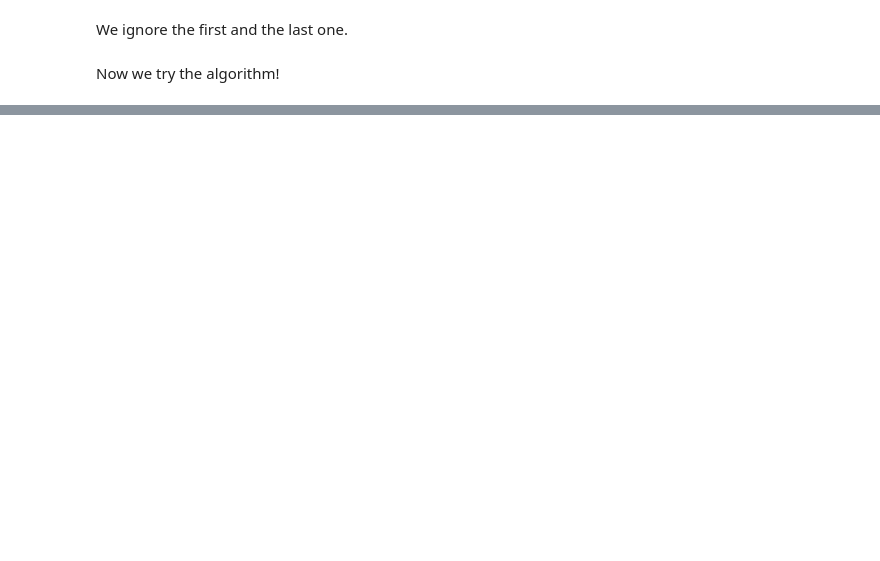
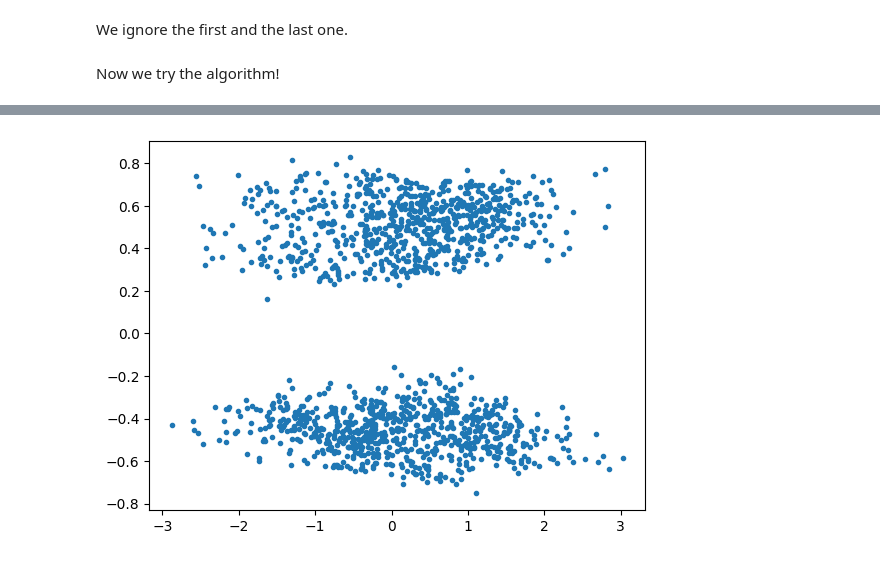
Before and after one commit to JetfiRex/Diffusion-ToyModel, a Jupyter notebook: Diffusion.ipynb, the cells around one changed output, grey strips where cells are left out. Drawn from its saved outputs; the diff is of its cells as text; code cells hidden in the pictures; blank space fills up the shorter version.

```diff
--- a/Diffusion.ipynb
+++ b/Diffusion.ipynb
@@ -696,0 +726,3 @@ RuntimeError: Can't call numpy() on Tensor that requires grad. Use tensor.detach
+# %%
+final_loss_sigma = log_sigma.detach().clone()
+final_loss_sigma, log_sigma_init
@@ -696,0 +754,5 @@ RuntimeError: Can't call numpy() on Tensor that requires grad. Use tensor.detach
+# %%
+*xts, x02 = samples(model, torch.exp(final_loss_sigma), batchsize=1500, gam=1, mu=0)
+plot_batch(x02)
+# %% [output]
+[figure, added]
```
Also changed, not shown: parts of 30 cells of this notebook.
